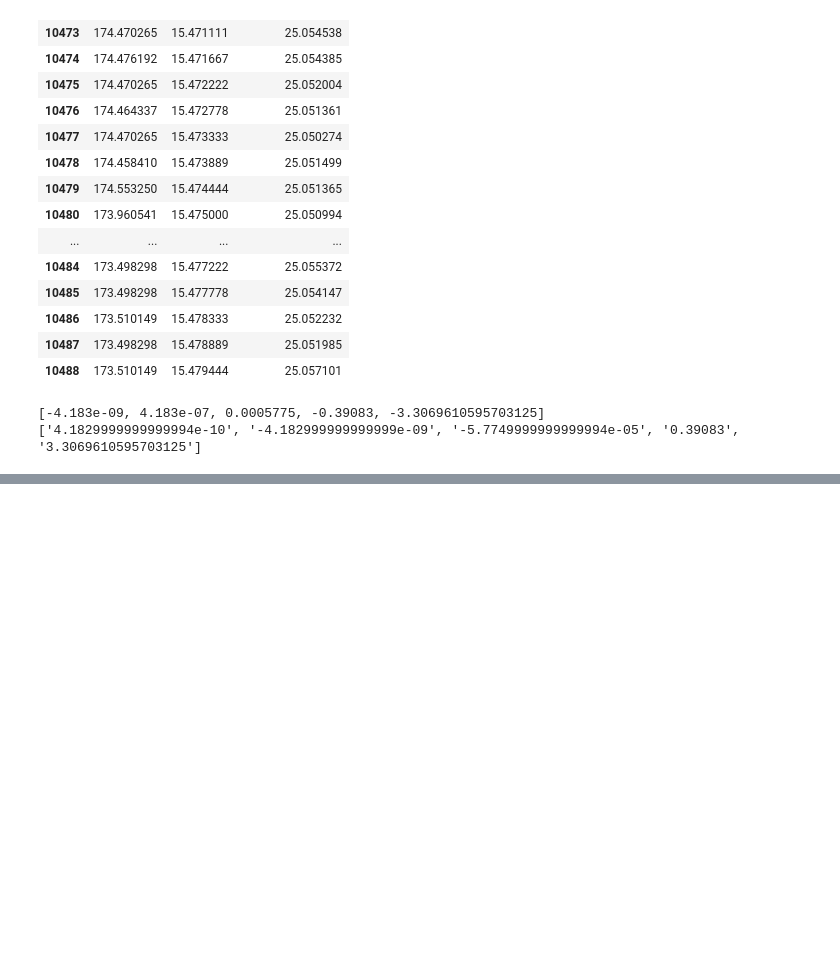
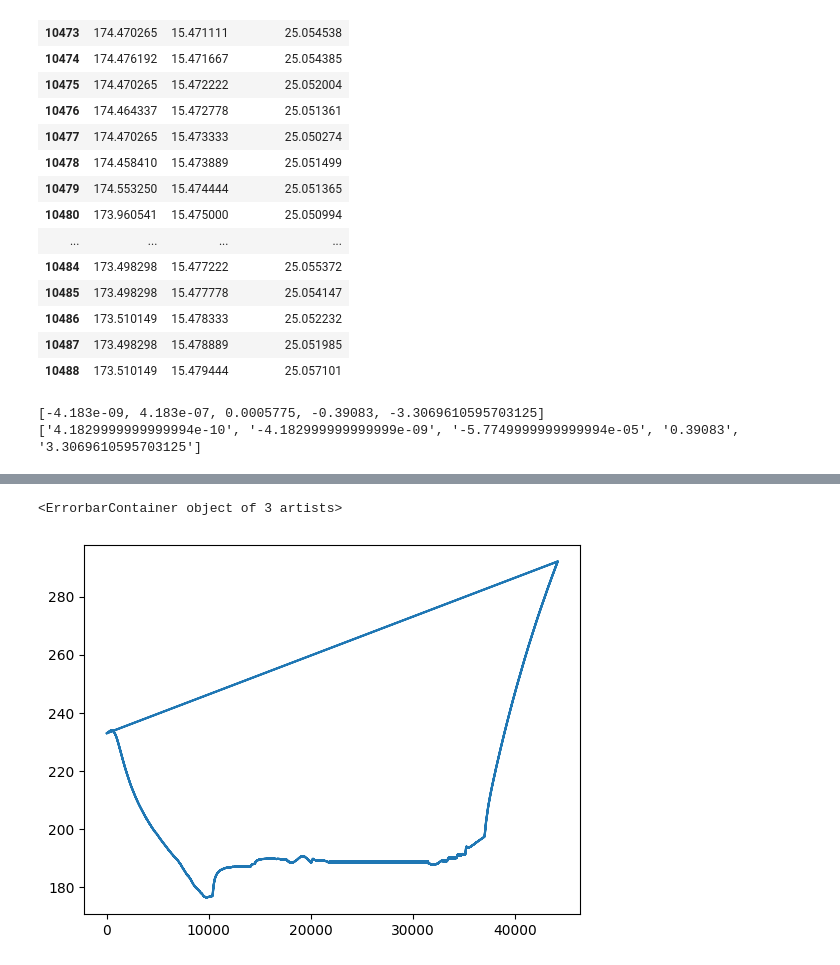
Before and after one commit to jbane11/nexo, a Jupyter notebook: Lab028/slowctr/slow_control_data_read_2.ipynb, the cells around one changed output, grey strips where cells are left out. Cells and saved outputs as stored; diff of their text form; code cells hidden in the pictures; blank space fills up the shorter version.

```diff
--- a/Lab028/slowctr/slow_control_data_read_2.ipynb
+++ b/Lab028/slowctr/slow_control_data_read_2.ipynb
@@ -1443,0 +1574,5 @@ print(coef3)
+# %%
+plt.errorbar(DF["Time"]-DF["Time"].iloc[0],DF["Xe_Cell_Outside"])
+# %% [output]
+<ErrorbarContainer object of 3 artists>
+[figure, added]
```
Also changed, not shown: parts of 12 cells of this notebook, 5 other files.
